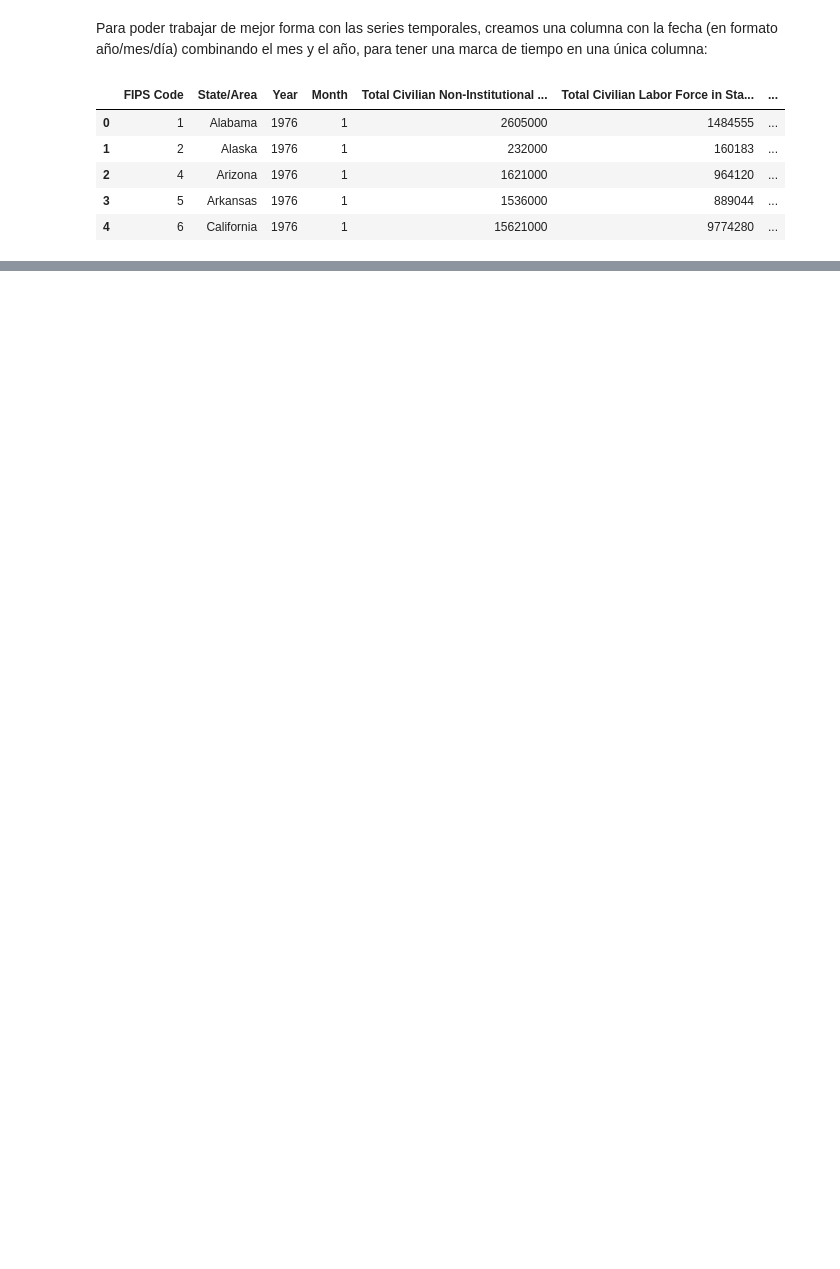
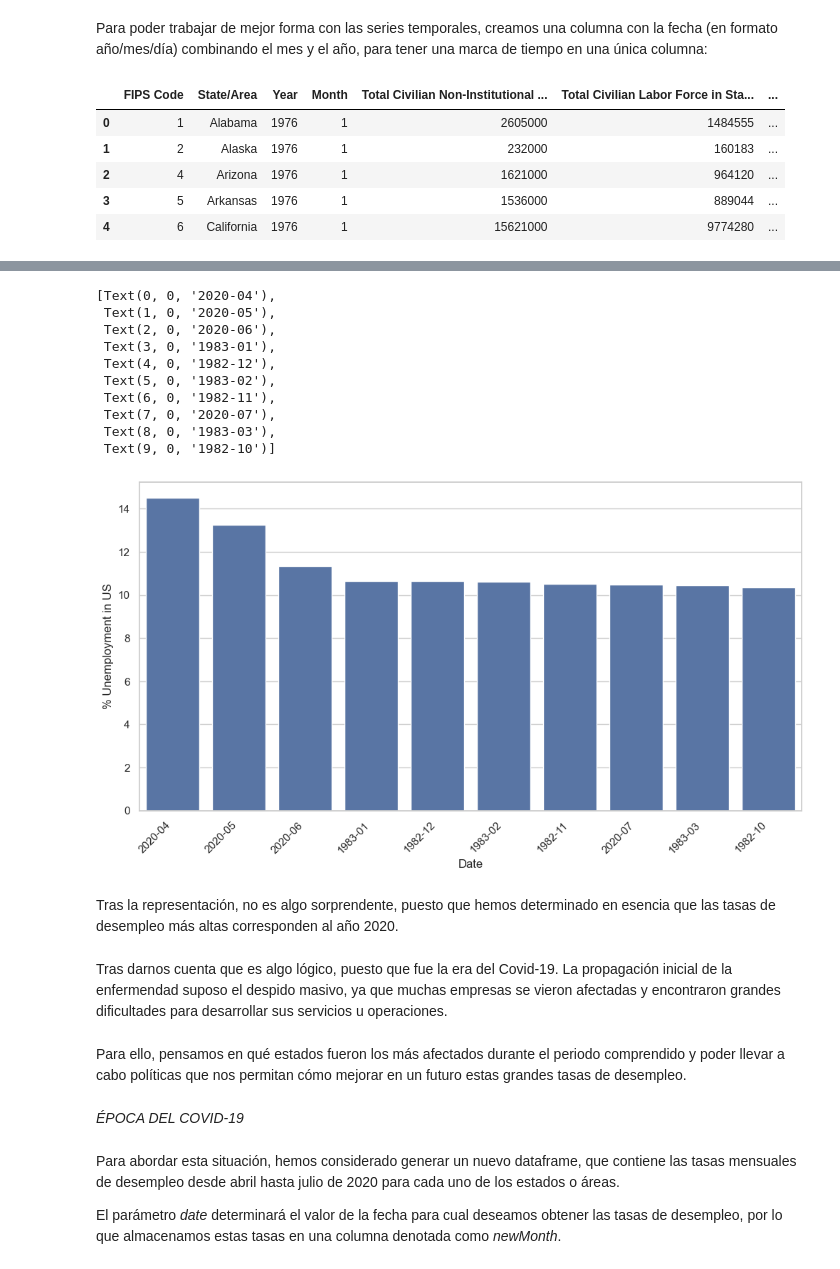
Before and after one commit to IgnacioGarciaLuengo/USA_Unemployment_Analysis, a Jupyter notebook: practica.ipynb, the cells around one changed output, grey strips where cells are left out. Drawn from its saved outputs; the diff is of its cells as text; code cells hidden in the pictures; blank space fills up the shorter version.

```diff
--- a/practica.ipynb
+++ b/practica.ipynb
@@ -131,0 +144,4 @@ def extraer_serie_temporal(df,estado):
+# %%
+top = serie_temporal.sort_values(by = '% Unemployment in US', ascending = False)[:10]
+bottom = serie_temporal.sort_values(by = '% Unemployment in US', ascending = False)[-9:]
+top
@@ -131,0 +160,31 @@ def extraer_serie_temporal(df,estado):
+# %%
+fig, ax = plt.subplots(figsize = (12,6))
+fig = sns.barplot(x = "Date", y = "% Unemployment in US", data = top,
+                  ax=ax)
+
+x_dates = top['Date'].dt.strftime('%Y-%m')
+ax.set_xticklabels(labels=x_dates, rotation=45, ha='right')
+# %% [output]
+[Text(0, 0, '2020-04'),
+ Text(1, 0, '2020-05'),
+ Text(2, 0, '2020-06'),
+ Text(3, 0, '1983-01'),
+ Text(4, 0, '1982-12'),
+ Text(5, 0, '1983-02'),
+ Text(6, 0, '1982-11'),
+ Text(7, 0, '2020-07'),
+ Text(8, 0, '1983-03'),
+ Text(9, 0, '1982-10')]
+[figure, added]
+# %% [markdown]
+Tras la representación, no es algo sorprendente, puesto que hemos determinado en esencia que las tasas de desempleo más altas corresponden al año 2020.
+# %% [markdown]
+Tras darnos cuenta que es algo lógico, puesto que fue la era del Covid-19. La propagación inicial de la enfermendad suposo el despido masivo, ya que muchas empresas se vieron afectadas y encontraron grandes dificultades para desarrollar sus servicios u operaciones.
+# %% [markdown]
+Para ello, pensamos en qué estados fueron los más afectados durante el periodo comprendido y poder llevar a cabo políticas que nos permitan cómo mejorar en un futuro estas grandes tasas de desempleo.
+# %% [markdown]
+*ÉPOCA DEL COVID-19*
+# %% [markdown]
+Para abordar esta situación, hemos considerado generar un nuevo dataframe, que contiene las tasas mensuales de desempleo desde abril hasta julio de 2020 para cada uno de los estados o áreas.
+
+El parámetro *date* determinará el valor de la fecha para cual deseamos obtener las tasas de desempleo, por lo que almacenamos estas tasas en una columna denotada como *newMonth*.
```
Also changed, not shown: parts of 17 cells of this notebook.
